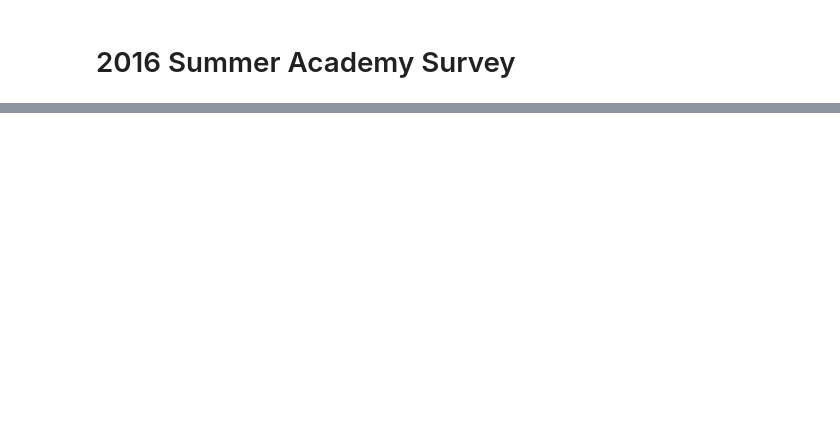
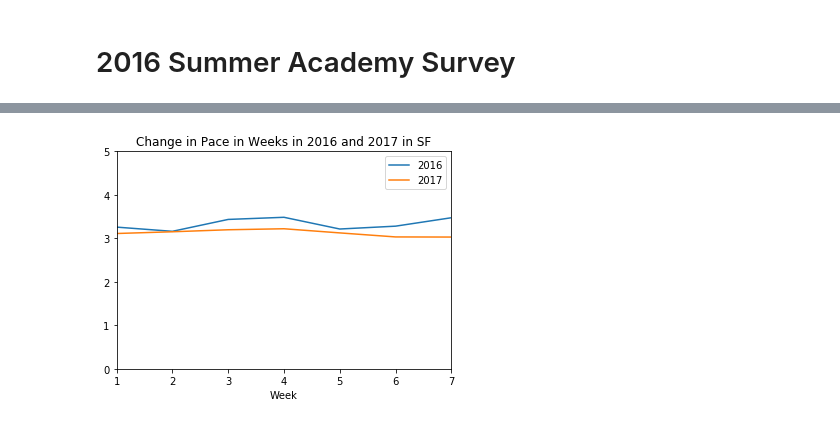
Before and after one commit to kaichimomose/DS-1-Data-Analysis, a Jupyter notebook: Make_School_survey_project.ipynb, the cells around one changed output, grey strips where cells are left out. Cells and saved outputs as stored; diff of their text form; code cells hidden in the pictures; blank space fills up the shorter version.

```diff
--- a/Make_School_survey_project.ipynb
+++ b/Make_School_survey_project.ipynb
@@ -332,0 +458,15 @@ plt.show()
+# %%
+pace_Scores_SF_2016 = calave(df_2016_San_francisco)
+pace_Scores_SF_2017 = calave(df_2017_San_francisco)
+TNR = {"Week": [], "2016" : [], "2017" : []}
+for i in range(1,8):
+    TNR["2016"].append(pace_Scores_SF_2016[i-1])
+    TNR["2017"].append(pace_Scores_SF_2017[i-1])
+    TNR["Week"].append(i)
+TNR = pd.DataFrame(TNR)
+TNR.plot(x="Week", y=["2016", "2017"], title="Change in Pace in Weeks in 2016 and 2017 in SF")
+plt.xlim(1,7)
+plt.ylim(0, 5)
+plt.show()
+# %% [output]
+[figure, added]
```
Also changed, not shown: parts of 10 cells of this notebook, 4 other files.
